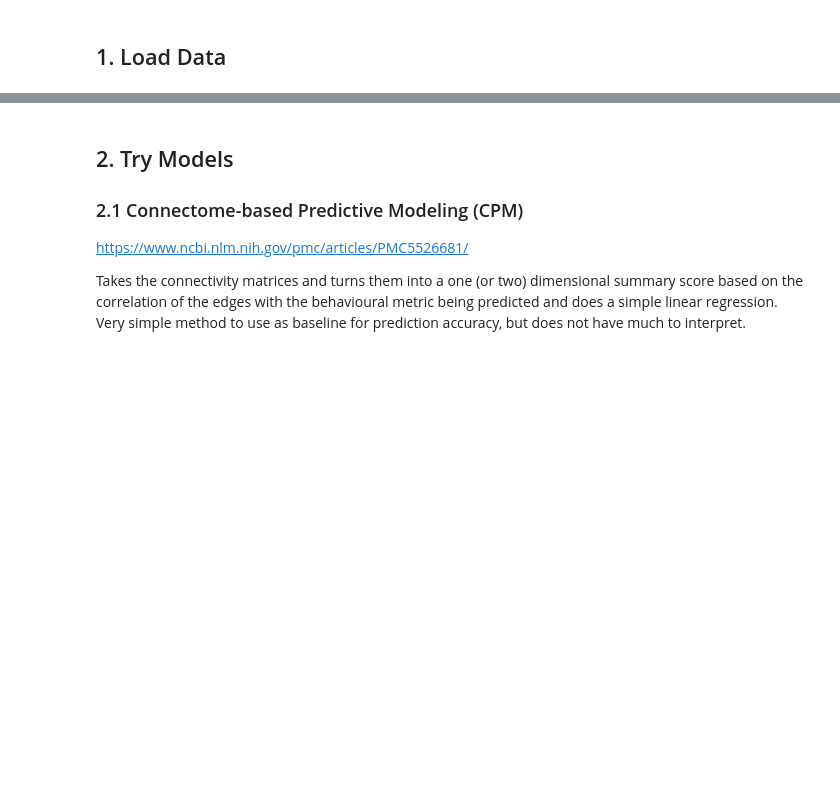
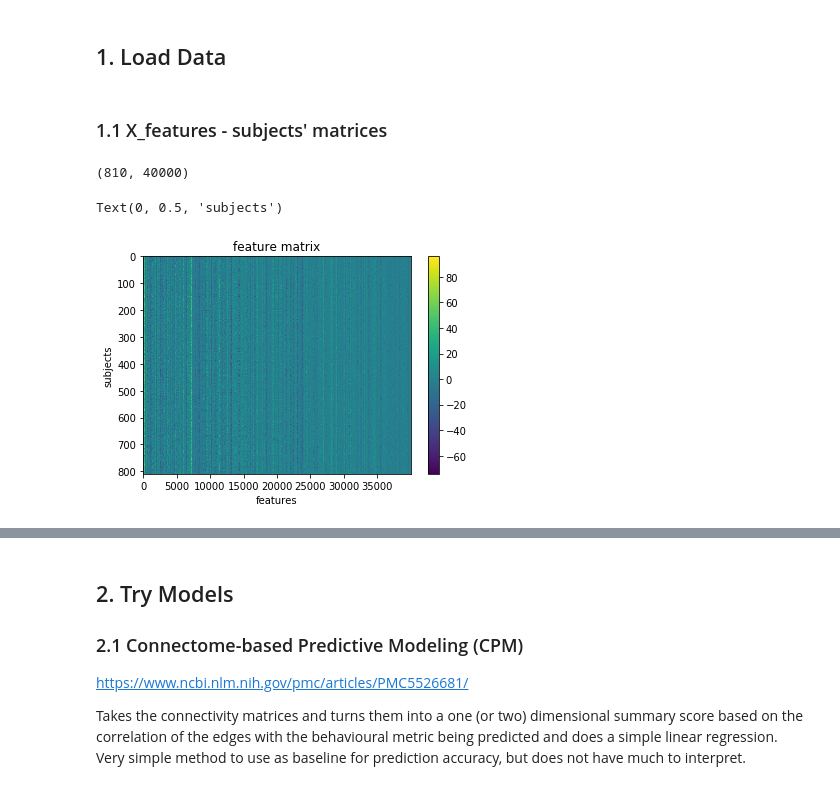
Before and after one commit to brainhack-school2020/harveyaa_fMRI_neuroticism, a Jupyter notebook: ptn_pipeline.ipynb, the cells around one changed output, grey strips where cells are left out. Cells and saved outputs as stored; diff of their text form; code cells hidden in the pictures; blank space fills up the shorter version.

Commit message:
Added some investigation and visualiztion of the data - both X and Y

```diff
--- a/ptn_pipeline.ipynb
+++ b/ptn_pipeline.ipynb
@@ -6,11 +6,33 @@ import seaborn as sns
 from nilearn import image, plotting
 from sklearn.metrics import mean_squared_error
 import ptn_script as ptn
+# %%
+#path to matrices
+path = '/mnt/c/Users/liz/Desktop/course-materials-2020/fMRI_HCP/HCP_PTN1200_recon2/netmats1_clean.txt'
 # %% [markdown]
 ## 1. Load Data
 # %%
 traits = pd.read_csv('all_traits.csv')
 neuroticism  = traits['NEOFAC_N'].to_numpy()
-netmats = np.loadtxt('netmats2_clean.txt',max_rows=3)
+#netmats = np.loadtxt('netmats2_clean.txt',max_rows=3)
+netmats = np.loadtxt(path)
 #to load only a few subjects to test use max_rows=int and set
-neuroticism = neuroticism[:3]
+#neuroticism = neuroticism[:3]
+# %% [markdown]
+### 1.1 X_features - subjects' matrices
+# %%
+X_features = netmats
+X_features.shape
+# %% [output]
+(810, 40000)
+# %%
+import matplotlib.pyplot as plt
+
+plt.imshow(X_features, aspect='auto')
+plt.colorbar()
+plt.title('feature matrix')
+plt.xlabel('features')
+plt.ylabel('subjects')
+# %% [output]
+Text(0, 0.5, 'subjects')
+[figure, added]
```
Also changed, not shown: parts of 8 cells of this notebook.
